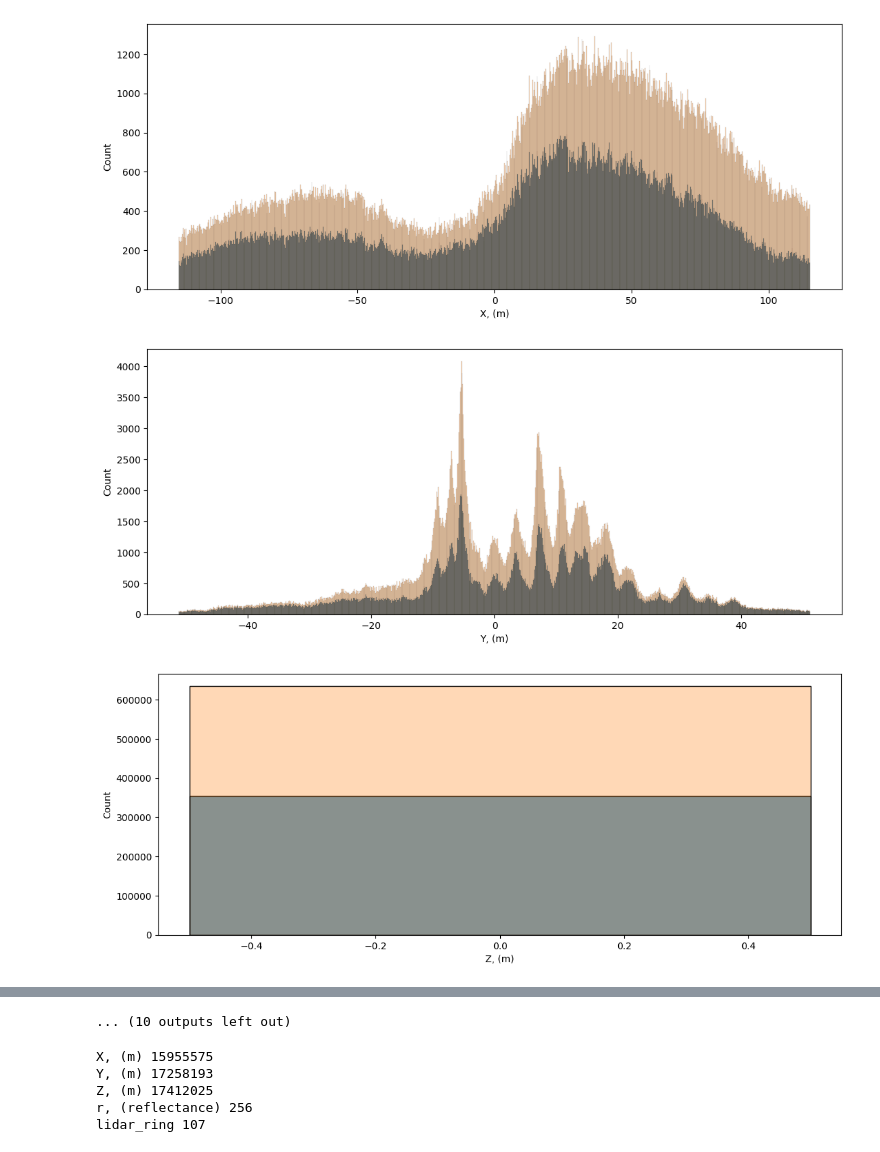
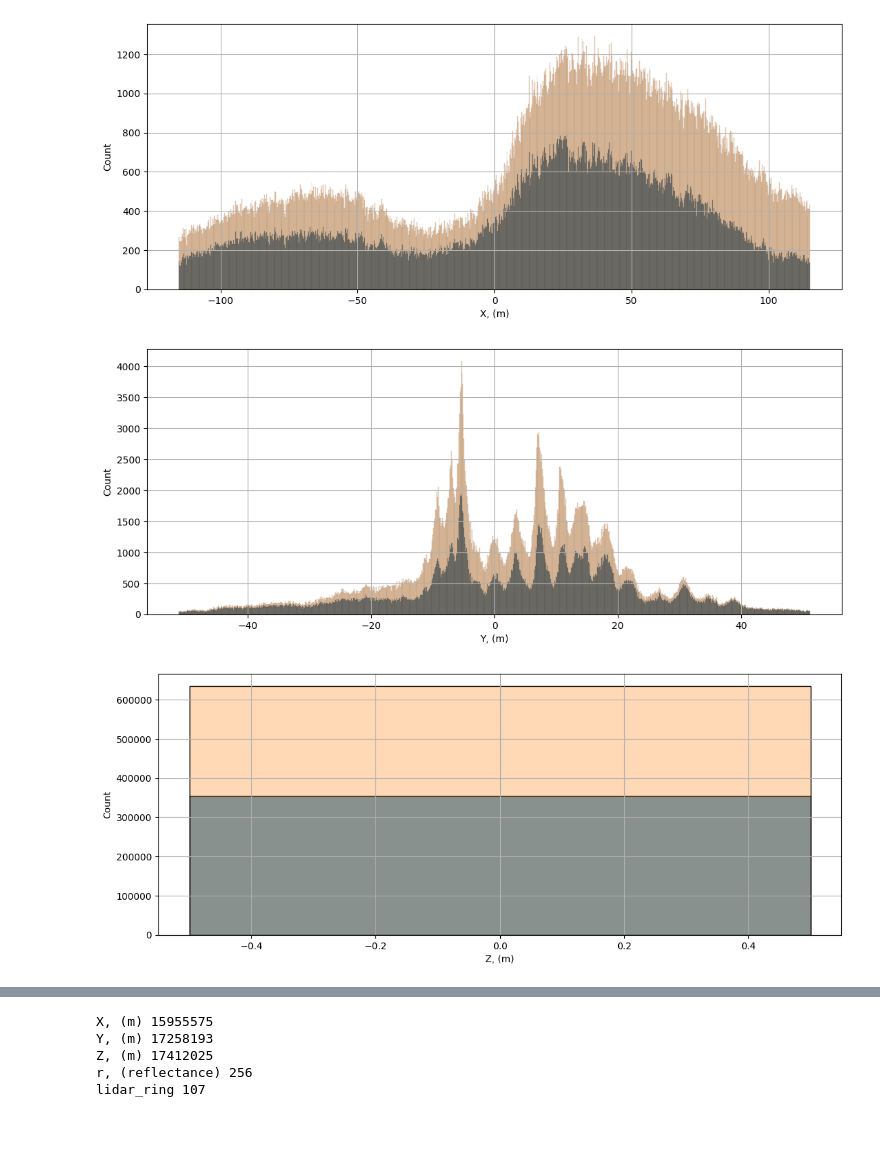
Before and after one commit to ArTiK13/radar_data, a Jupyter notebook: features_gist.ipynb, the cells around one changed output, grey strips where cells are left out. Cells and saved outputs as stored; diff of their text form; code cells hidden in the pictures.

```diff
--- a/features_gist.ipynb
+++ b/features_gist.ipynb
@@ -10,8 +12,24 @@ clean_radar_df = radar_df[radar_df['QPDH0'] == 0.25]
 lidar_df = pd.read_csv(f"data/processed data/lidar_data.csv")
 # %%
-clean_keys_cnt = {k: Counter(clean_radar_df[k]) for k in clean_radar_df.keys()}
-keys_cnt = {k: Counter(radar_df[k]) for k in clean_radar_df.keys()}
+clean_keys_cnt = {k: Counter(clean_radar_df[k]) for k in radar_df.keys()}
+keys_cnt = {k: Counter(radar_df[k]) for k in radar_df.keys()}
+q_clean_keys_cnt = {k: Counter(q_clean_radar_df[k]) for k in q_radar_df.keys()}
+q_keys_cnt = {k: Counter(q_radar_df[k]) for k in q_radar_df.keys()}
+
+q_clean_keys_cnt = {
+    k: Counter(clean_radar_df[radar_df["HasQuality"] == 1.0][k])
+    for k in clean_radar_df.keys()
+}
+q_keys_cnt = {
+    k: Counter(radar_df[radar_df["HasQuality"] == 1.0][k]) for k in radar_df.keys()
+}
 
 for key, val in clean_keys_cnt.items():
-    print(key, len(val), len(keys_cnt[key]))
+    print(
+        key,
+        len(val),
+        len(keys_cnt[key]),
+        len(q_clean_keys_cnt[key]),
+        len(q_keys_cnt[key]),
+    )
 # %% [output]
@@ -35 +53,3 @@ radar_idx 5 5
+# %%
+grid = True
 # %%
@@ -110,0 +324,8 @@ print(len(keys_cnt[key]), len(clean_keys_cnt[key]))
+# %%
+key = 'radar_idx'
+plt.figure(figsize=(13, 5))
+sns.histplot(clean_radar_df[key],binwidth=0.5, bins=min(1000, len(keys_cnt[key])))
+sns.histplot(radar_df[key], binwidth=0.5,bins=min(1000, len(keys_cnt[key])), alpha=0.3)
+plt.grid(grid)
+print(len(clean_keys_cnt[key]), len(keys_cnt[key]))
+print(*sorted(set(q_keys_cnt[key])))
@@ -111,9 +336,10 @@ print(len(keys_cnt[key]), len(clean_keys_cnt[key]))
 # %%
-for key in radar_df.keys():
+for key in ("X, (m)", "Y, (m)", "Z, (m)"):
     print(key, len(radar_df[key]), len(keys_cnt[key]))
     plt.figure(figsize=(13, 5))
     sns.histplot(clean_radar_df[key], bins=min(1000, len(keys_cnt[key])))
     sns.histplot(radar_df[key], bins=min(1000, len(keys_cnt[key])), alpha=0.3)
+    plt.grid(grid)
 # %% [output]
 X, (m) 634434 628793
 Y, (m) 634434 630117
@@ -135,3 +347,3 @@ radar_idx 634434 5
 [figure]
-[figure, old version]
+[figure, new version]
-[figure, old version]
+[figure, new version]
@@ -146,4 +350,3 @@ radar_idx 634434 5
-... (10 outputs left out)
 # %%
 lidar_keys_cnt = {k: Counter(lidar_df[k]) for k in lidar_df.keys()}
 for key, val in lidar_keys_cnt.items():
```
Also changed, not shown: parts of 22 cells of this notebook.
